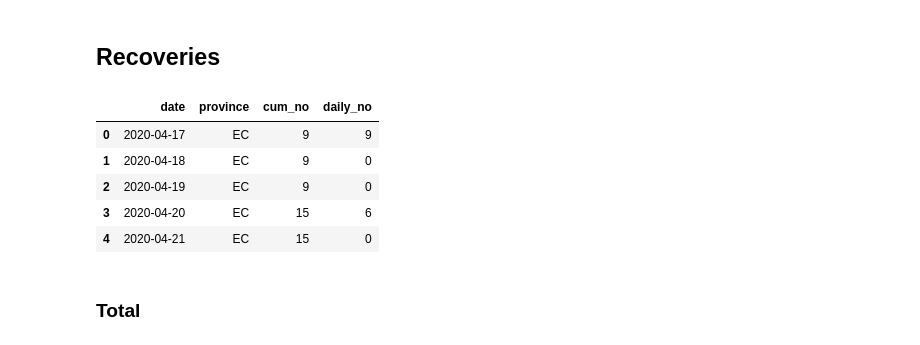
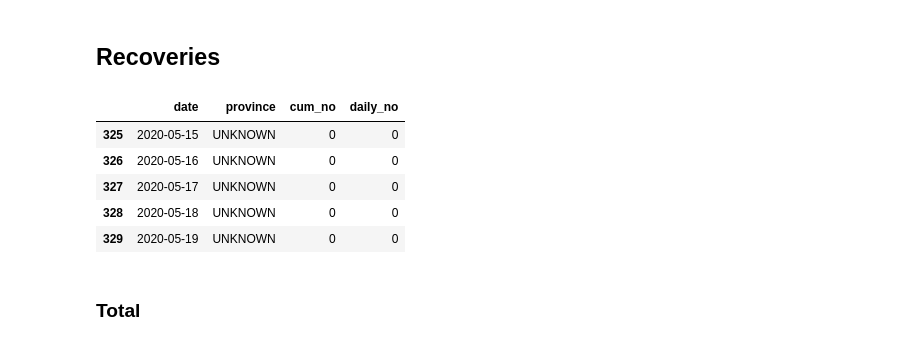
Before and after one commit to SimonRosen173/Covid19SAData, a Jupyter notebook: Visualisations - Neater.ipynb, the cells around one changed output. Saved outputs shown, nothing was run; the diff lists cells and outputs as text; code cells hidden in the pictures.

```diff
--- a/Visualisations - Neater.ipynb
+++ b/Visualisations - Neater.ipynb
@@ -516,14 +516,14 @@ create_line_graph_group(deaths_by_prov_timeline, "Date", "Daily Change in Deaths
 ## Recoveries
 # %%
 recoveries_by_prov_timeline= pd.read_csv("data/recoveries_by_prov_timeline.csv")
-recoveries_by_prov_timeline.head()
+recoveries_by_prov_timeline.tail()
 # %% [output]
 |  | date | province | cum_no | daily_no |
-| 0 | 2020-04-17 | EC | 9 | 9 |
-| 1 | 2020-04-18 | EC | 9 | 0 |
-| 2 | 2020-04-19 | EC | 9 | 0 |
-| 3 | 2020-04-20 | EC | 15 | 6 |
-| 4 | 2020-04-21 | EC | 15 | 0 |
+| 325 | 2020-05-15 | UNKNOWN | 0 | 0 |
+| 326 | 2020-05-16 | UNKNOWN | 0 | 0 |
+| 327 | 2020-05-17 | UNKNOWN | 0 | 0 |
+| 328 | 2020-05-18 | UNKNOWN | 0 | 0 |
+| 329 | 2020-05-19 | UNKNOWN | 0 | 0 |
 # %% [markdown]
 ### Total
 # %%
```
Also changed, not shown: parts of 6 cells of this notebook, 36 other files.
